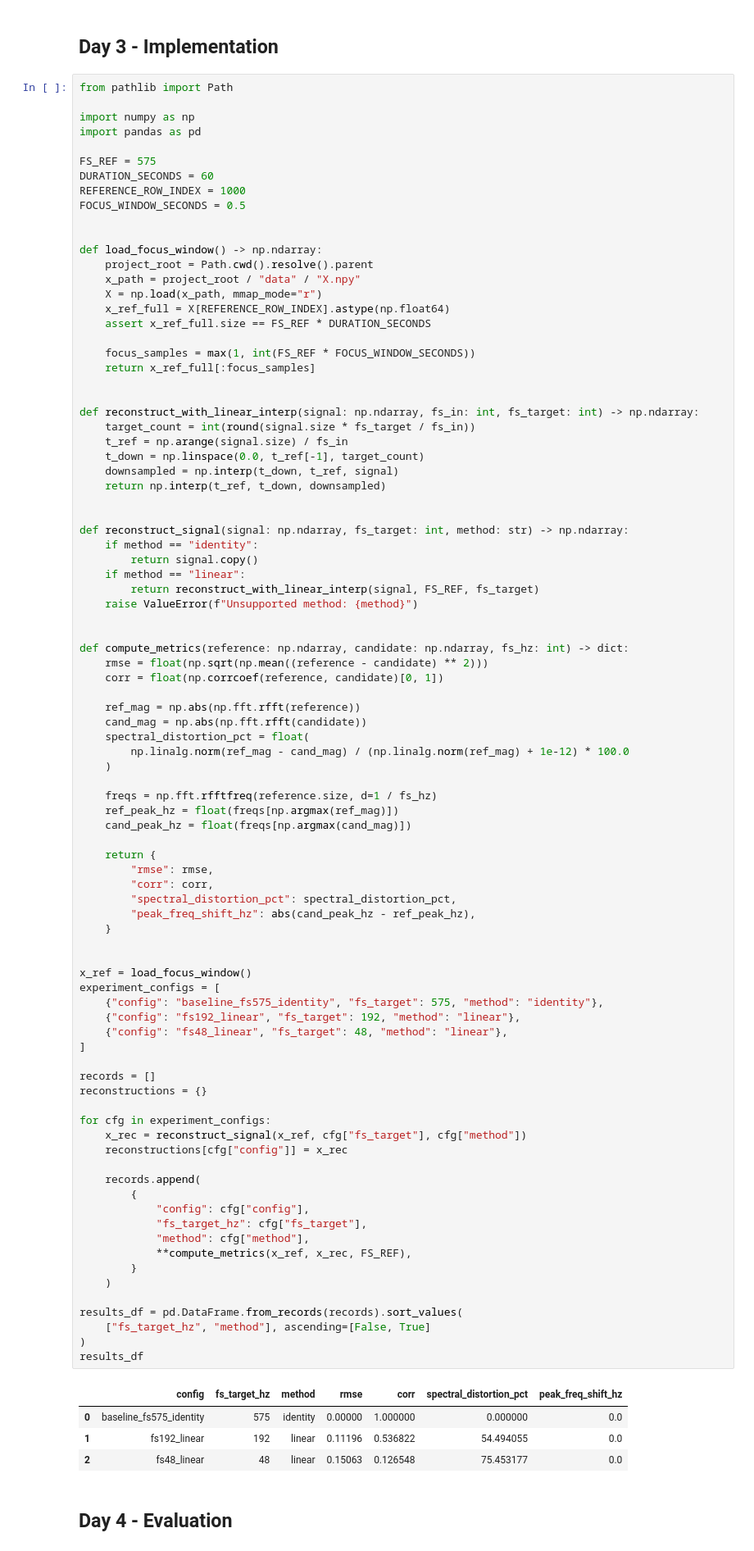
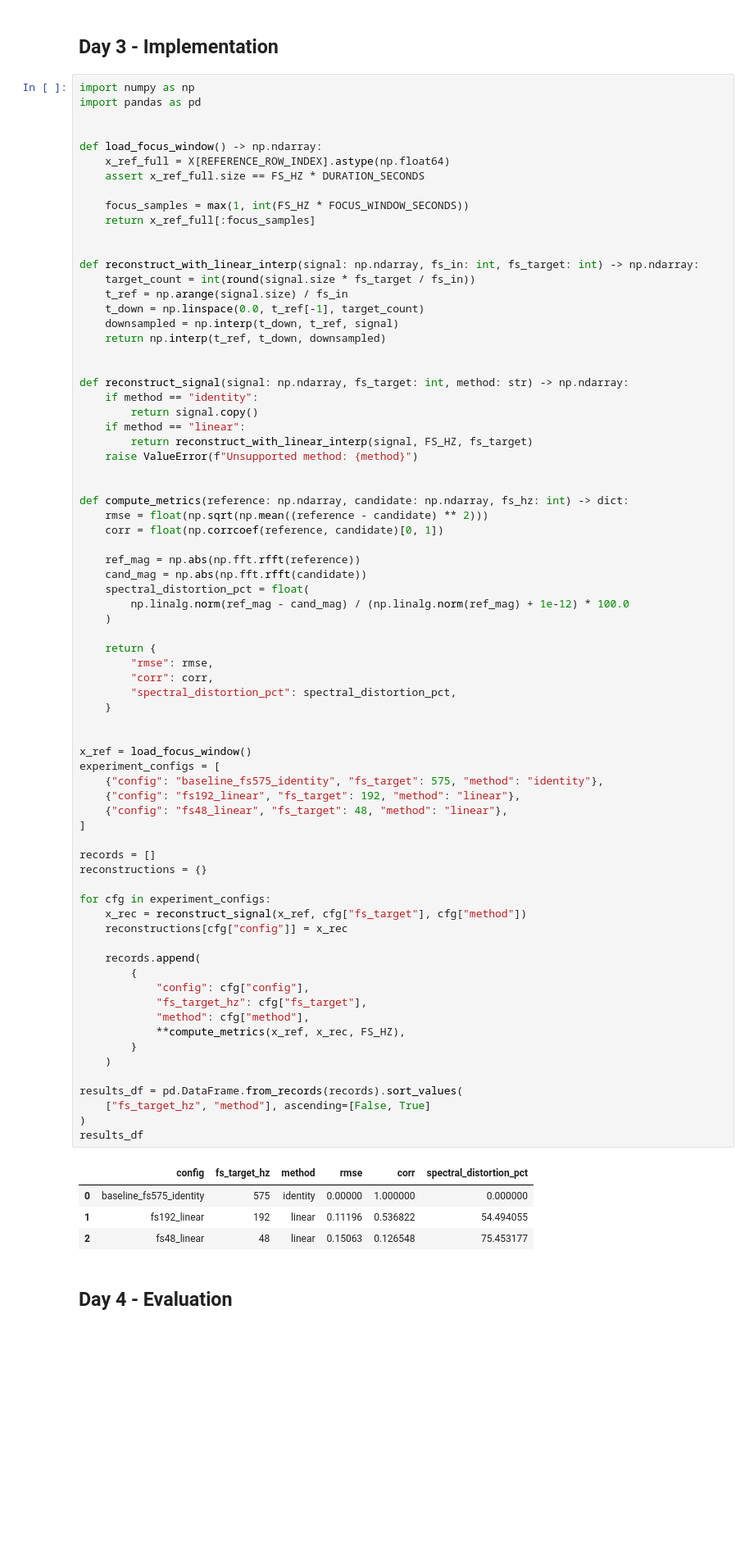
Before and after one commit to mikeandrusyak/gbsv-research, a Jupyter notebook: mc1/sampling_theorem.ipynb, the cells around one changed output. Shown at 82% size. Cells and saved outputs as stored; diff of their text form; blank space fills up the shorter version.

```diff
--- a/mc1/sampling_theorem.ipynb
+++ b/mc1/sampling_theorem.ipynb
@@ -91,25 +91,15 @@ This approach assumes that one selected row is representative and that relevant
 # %% [markdown]
 ## Day 3 - Implementation
 # %%
-from pathlib import Path
-
 import numpy as np
 import pandas as pd
 
-FS_REF = 575
-DURATION_SECONDS = 60
-REFERENCE_ROW_INDEX = 1000
-FOCUS_WINDOW_SECONDS = 0.5
-
 
 def load_focus_window() -> np.ndarray:
-    project_root = Path.cwd().resolve().parent
-    x_path = project_root / "data" / "X.npy"
-    X = np.load(x_path, mmap_mode="r")
     x_ref_full = X[REFERENCE_ROW_INDEX].astype(np.float64)
-    assert x_ref_full.size == FS_REF * DURATION_SECONDS
+    assert x_ref_full.size == FS_HZ * DURATION_SECONDS
 
-    focus_samples = max(1, int(FS_REF * FOCUS_WINDOW_SECONDS))
+    focus_samples = max(1, int(FS_HZ * FOCUS_WINDOW_SECONDS))
     return x_ref_full[:focus_samples]
 
 
@@ -125,7 +115,7 @@ def reconstruct_signal(signal: np.ndarray, fs_target: int, method: str) -> np.nd
     if method == "identity":
         return signal.copy()
     if method == "linear":
-        return reconstruct_with_linear_interp(signal, FS_REF, fs_target)
+        return reconstruct_with_linear_interp(signal, FS_HZ, fs_target)
     raise ValueError(f"Unsupported method: {method}")
 
 
@@ -139,50 +129,45 @@ def compute_metrics(reference: np.ndarray, candidate: np.ndarray, fs_hz: int) ->
         np.linalg.norm(ref_mag - cand_mag) / (np.linalg.norm(ref_mag) + 1e-12) * 100.0
     )
 
-    freqs = np.fft.rfftfreq(reference.size, d=1 / fs_hz)
-    ref_peak_hz = float(freqs[np.argmax(ref_mag)])
-    cand_peak_hz = float(freqs[np.argmax(cand_mag)])
-
     return {
         "rmse": rmse,
         "corr": corr,
         "spectral_distortion_pct": spectral_distortion_pct,
-        "peak_freq_shift_hz": abs(cand_peak_hz - ref_peak_hz),
     }
 
 
 x_ref = load_focus_window()
 experiment_configs = [
     {"config": "baseline_fs575_identity", "fs_target": 575, "method": "identity"},
     {"config": "fs192_linear", "fs_target": 192, "method": "linear"},
     {"config": "fs48_linear", "fs_target": 48, "method": "linear"},
 ]
 
 records = []
 reconstructions = {}
 
 for cfg in experiment_configs:
     x_rec = reconstruct_signal(x_ref, cfg["fs_target"], cfg["method"])
     reconstructions[cfg["config"]] = x_rec
 
     records.append(
         {
             "config": cfg["config"],
             "fs_target_hz": cfg["fs_target"],
             "method": cfg["method"],
-            **compute_metrics(x_ref, x_rec, FS_REF),
+            **compute_metrics(x_ref, x_rec, FS_HZ),
         }
     )
 
 results_df = pd.DataFrame.from_records(records).sort_values(
     ["fs_target_hz", "method"], ascending=[False, True]
 )
 results_df
 # %% [output]
-|  | config | fs_target_hz | method | rmse | corr | spectral_distortion_pct | peak_freq_shift_hz |
-| 0 | baseline_fs575_identity | 575 | identity | 0.00000 | 1.000000 | 0.000000 | 0.0 |
-| 1 | fs192_linear | 192 | linear | 0.11196 | 0.536822 | 54.494055 | 0.0 |
-| 2 | fs48_linear | 48 | linear | 0.15063 | 0.126548 | 75.453177 | 0.0 |
+|  | config | fs_target_hz | method | rmse | corr | spectral_distortion_pct |
+| 0 | baseline_fs575_identity | 575 | identity | 0.00000 | 1.000000 | 0.000000 |
+| 1 | fs192_linear | 192 | linear | 0.11196 | 0.536822 | 54.494055 |
+| 2 | fs48_linear | 48 | linear | 0.15063 | 0.126548 | 75.453177 |
 # %% [markdown]
 ## Day 4 - Evaluation
 # %% [markdown]
```
Also changed, not shown: parts of 2 cells of this notebook, 1 other file.
